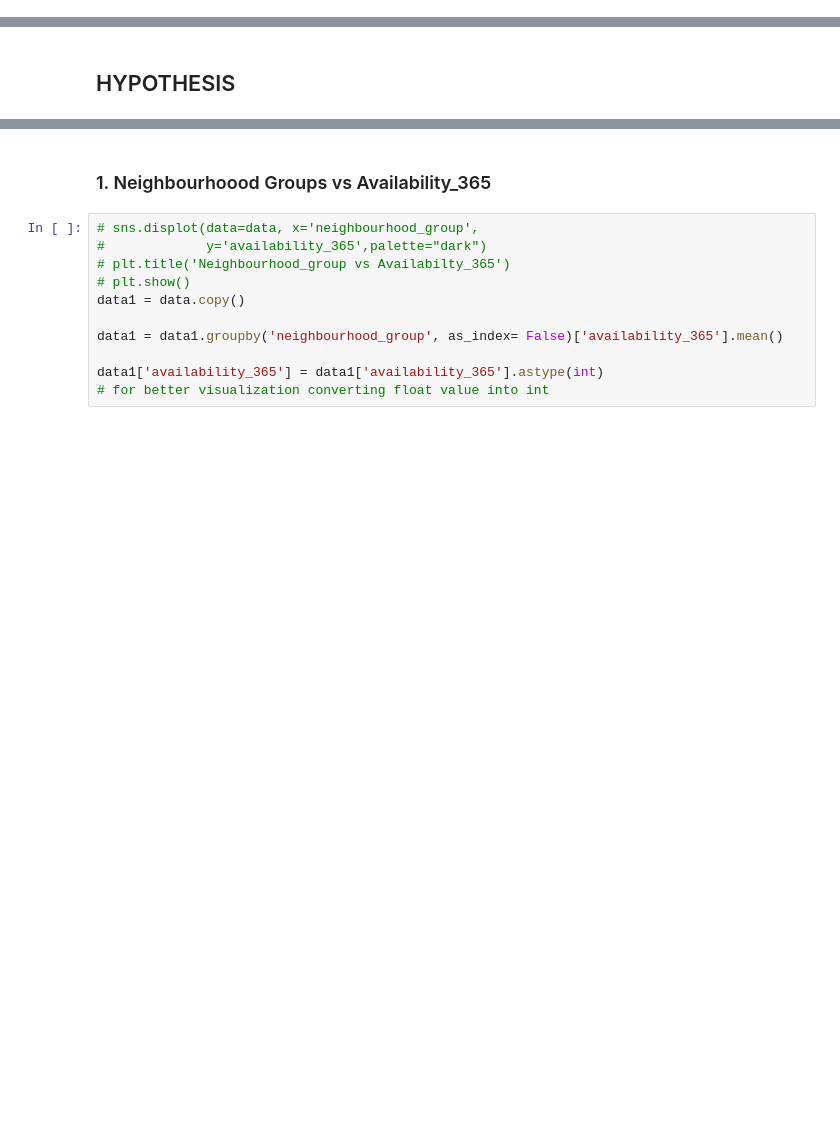
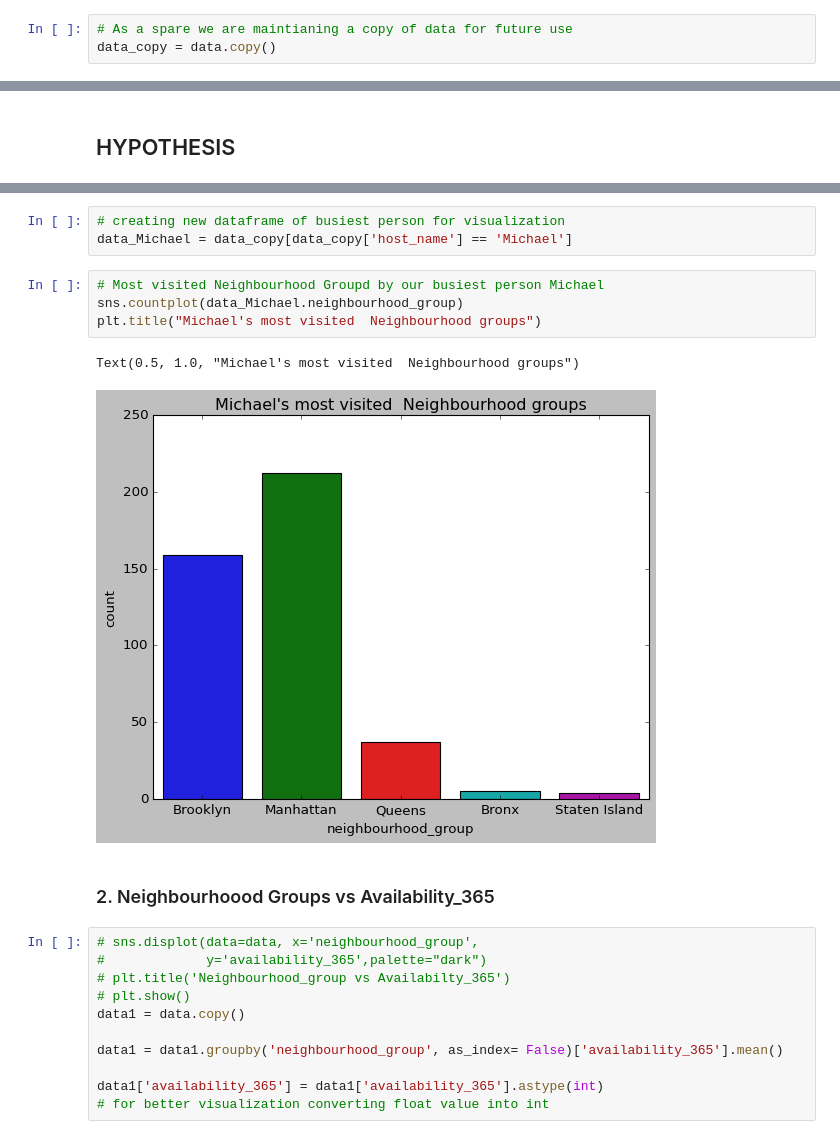
Before and after one commit to Rajashekar-Anumalla/AirbnbBookingAnalysis, a Jupyter notebook: 1_[Notebook]Airbnb_Bookings_Analysis_Capstone_Project.ipynb, the cells around one changed output, grey strips where cells are left out. Saved outputs shown, nothing was run; the diff lists cells and outputs as text; blank space fills up the shorter version.

```diff
--- a/1_[Notebook]Airbnb_Bookings_Analysis_Capstone_Project.ipynb
+++ b/1_[Notebook]Airbnb_Bookings_Analysis_Capstone_Project.ipynb
@@ -95,3 +95,6 @@ data.describe()
 | 50% | 1.967728e+07 | 3.079382e+07 | 40.723070 | -73.955680 | 106.000000 | 3.000000 | 5.000000 | 0.720000 | ... |
 | 75% | 2.915218e+07 | 1.074344e+08 | 40.763115 | -73.936275 | 175.000000 | 5.000000 | 24.000000 | 2.020000 | ... |
 | max | 3.648724e+07 | 2.743213e+08 | 40.913060 | -73.712990 | 10000.000000 | 1250.000000 | 629.000000 | 58.500000 | ... |
+# %%
+# As a spare we are maintianing a copy of data for future use
+data_copy = data.copy()
@@ -168,5 +185,15 @@ False
+# %%
+# creating new dataframe of busiest person for visualization
+data_Michael = data_copy[data_copy['host_name'] == 'Michael']
+# %%
+# Most visited Neighbourhood Groupd by our busiest person Michael
+sns.countplot(data_Michael.neighbourhood_group)
+plt.title("Michael's most visited  Neighbourhood groups")
+# %% [output]
+Text(0.5, 1.0, "Michael's most visited  Neighbourhood groups")
+[figure, added]
 # %% [markdown]
-### 1. Neighbourhoood Groups vs Availability_365
+### 2. Neighbourhoood Groups vs Availability_365
 # %%
 # sns.displot(data=data, x='neighbourhood_group',
 #             y='availability_365',palette="dark")
```
Also changed, not shown: parts of 16 cells of this notebook.
